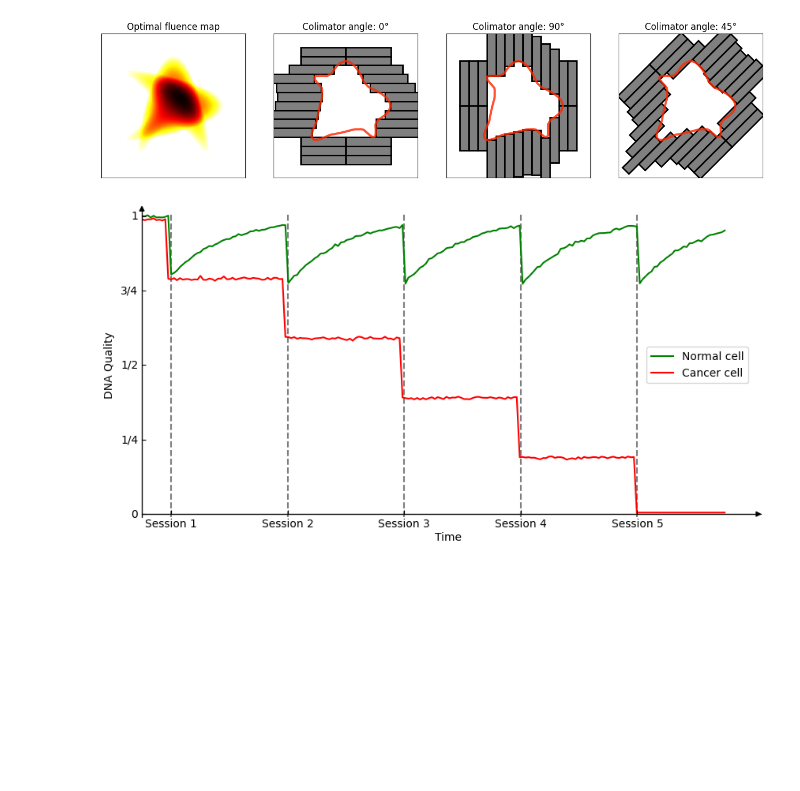
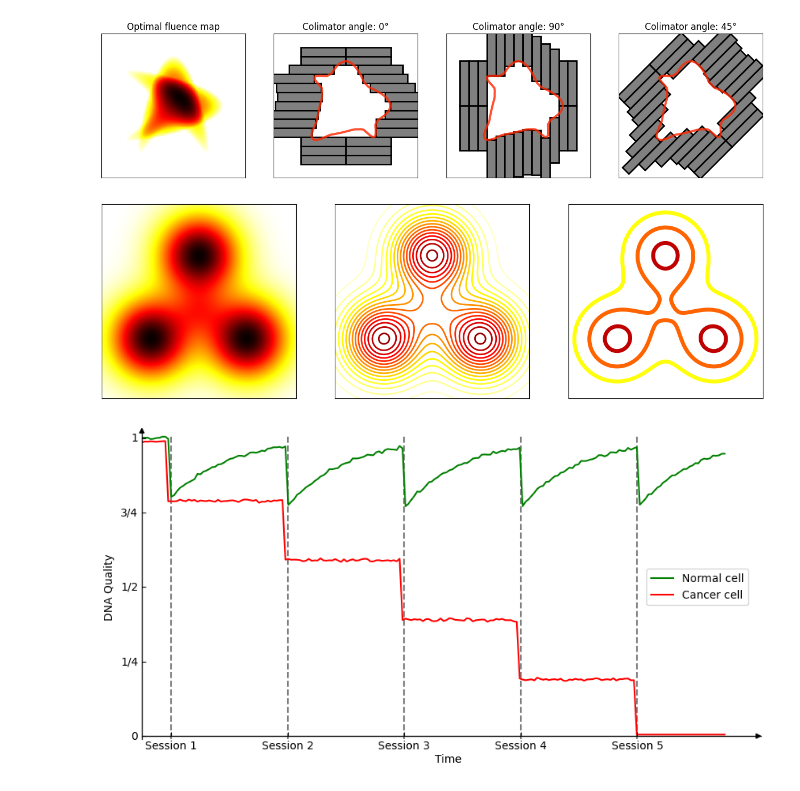
Before and after one commit to pauldubois98/PhD, a Jupyter notebook: 1_background/plots_generation.ipynb, the cells around one changed output. Saved outputs shown, nothing was run; the diff lists cells and outputs as text; code cells hidden in the pictures; blank space fills up the shorter version.

Commit message:
added flu2 func & plots

```diff
--- a/1_background/plots_generation.ipynb
+++ b/1_background/plots_generation.ipynb
@@ -157,6 +157,44 @@ def flu1(x, y):
 plot_leaves_directions(flu1, directions=[(1,0), (0,1), (1,1)], number_leaves=6)
 # %% [output]
 [figure]
+# %%
+def flu2(x, y):
+    def dist(x1, y1, x2, y2):
+        return np.sqrt((x1-x2)**2 + (y1-y2)**2)
+    def bump(x):
+        return np.exp(-x**2)
+    c = 1.25
+    d1 = dist(x, y, -1, -np.sqrt(3)/3 -0.2)
+    d2 = dist(x, y, 1, -np.sqrt(3)/3 -0.2)
+    d3 = dist(x, y, 0, np.sqrt(3)*2/3 -0.2)
+    d4 = dist(x, y, 0, -0.2)
+    z = bump(c*d1) + bump(c*d2) + bump(c*d3) + 0.25 * bump(2*d4)
+    return z
+
+plt.figure(figsize=(15, 5) )
+Z = flu2(X, Y)
+
+plt.subplot(1, 3, 1)
+plt.imshow(Z[::-1], cmap='hot_r', interpolation='hermite', extent=(-2,2,-2,2))
+plt.xticks([])
+plt.yticks([])
+
+plt.subplot(1, 3, 3)
+lvl = flu2(0,0)-0.01
+plt.contour(X, Y, Z, levels=[0, 0.5*lvl, lvl, 1.5*lvl, 1.25], cmap='hot_r', linewidths=5)
+plt.xticks([])
+plt.yticks([])
+plt.gca().set_aspect('equal')
+
+plt.subplot(1, 3, 2)
+plt.contour(X, Y, Z, levels=np.linspace(0, 1.25, 20), cmap='hot_r', linewidths=2)
+plt.xticks([])
+plt.yticks([])
+plt.gca().set_aspect('equal')
+
+plt.show()
+# %% [output]
+[figure, added]
 # %%
 N = 200
 RAND = 0.003
```
Also changed, not shown: parts of 1 cell of this notebook.
